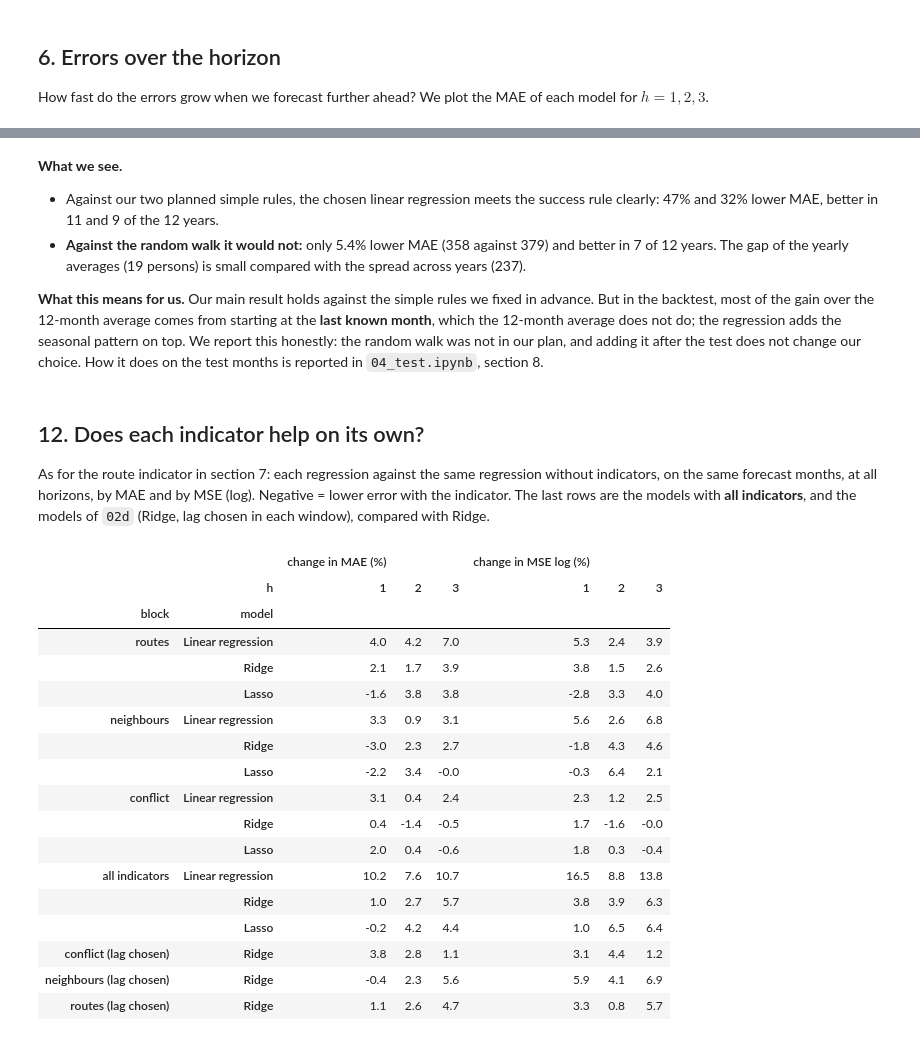
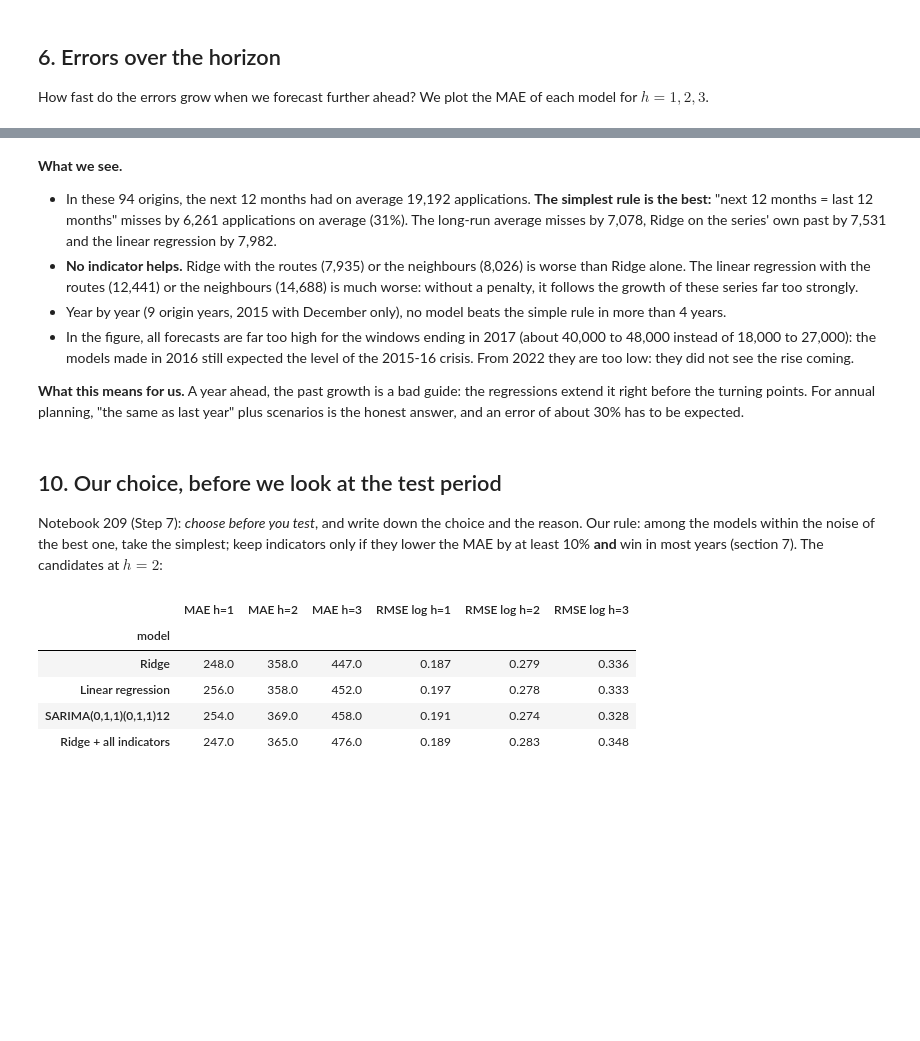
Before and after one commit to axe3010/dsf-asylum-forecast-II, a Jupyter notebook: code/03_evaluate.ipynb, the cells around one changed output, grey strips where cells are left out. Cells and saved outputs as stored; diff of their text form; code cells hidden in the pictures; blank space fills up the shorter version.

```diff
--- a/code/03_evaluate.ipynb
+++ b/code/03_evaluate.ipynb
@@ -443,0 +469,10 @@ Same forecast months for all models: True
+# %%
+model_1 = "Linear regression"
+model_2 = h2.loc[[f"{m} + all indicators" for m in regression_models], "MAE (persons)"].idxmin()
+own_2 = model_2.split(" + ")[0]
+pd.DataFrame({"family": ["own past", "all indicators"], "model": [model_1, model_2]}).to_csv(
+    "../output/tables/03_two_models.csv", index=False)
+print("Model 1:", model_1, "| Model 2:", model_2)
+print()
+print(overview.loc[list(dict.fromkeys([model_1, own_2, model_2]))])
+pd.DataFrame([compare(model_2, model_1), compare(model_2, own_2), compare(model_2, "Random walk")]).set_index("model")
@@ -524,51 +572,23 @@ rw_table
 # %% [markdown]
 **What we see.**
-- Against our two planned simple rules, the chosen linear regression meets the success rule clearly: 47% and 32% lower MAE, better in 11 and 9 of the 12 years.
-- **Against the random walk it would not:** only 5.4% lower MAE (358 against 379) and better in 7 of 12 years. The gap of the yearly averages (19 persons) is small compared with the spread across years (237).
+- In these 94 origins, the next 12 months had on average 19,192 applications. **The simplest rule is the best:** "next 12 months = last 12 months" misses by 6,261 applications on average (31%). The long-run average misses by 7,078, Ridge on the series' own past by 7,531 and the linear regression by 7,982.
+- **No indicator helps.** Ridge with the routes (7,935) or the neighbours (8,026) is worse than Ridge alone. The linear regression with the routes (12,441) or the neighbours (14,688) is much worse: without a penalty, it follows the growth of these series far too strongly.
+- Year by year (9 origin years, 2015 with December only), no model beats the simple rule in more than 4 years.
+- In the figure, all forecasts are far too high for the windows ending in 2017 (about 40,000 to 48,000 instead of 18,000 to 27,000): the models made in 2016 still expected the level of the 2015-16 crisis. From 2022 they are too low: they did not see the rise coming.
 
-**What this means for us.** Our main result holds against the simple rules we fixed in advance. But in the backtest, most of the gain over the 12-month average comes from starting at the **last known month**, which the 12-month average does not do; the regression adds the seasonal pattern on top. We report this honestly: the random walk was not in our plan, and adding it after the test does not change our choice. How it does on the test months is reported in `04_test.ipynb`, section 8.
+**What this means for us.** A year ahead, the past growth is a bad guide: the regressions extend it right before the turning points. For annual planning, "the same as last year" plus scenarios is the honest answer, and an error of about 30% has to be expected.
 # %% [markdown]
-## 12. Does each indicator help on its own?
+## 10. Our choice, before we look at the test period
 
-As for the route indicator in section 7: each regression against the same regression without indicators, on the same forecast months, at all horizons, by MAE and by MSE (log). Negative = lower error with the indicator. The last rows are the models with **all indicators**, and the models of `02d` (Ridge, lag chosen in each window), compared with Ridge.
+Notebook 209 (Step 7): *choose before you test*, and write down the choice and the reason. Our rule: among the models within the noise of the best one, take the simplest; keep indicators only if they lower the MAE by at least 10% **and** win in most years (section 7). The candidates at $h = 2$:
 # %%
-def effect_row(a, b, h, **info):
-    # model a (with indicators) against model b (without), at horizon h
-    e_a = errors_b[(errors_b["model"] == a) & (errors_b["h"] == h)].iloc[0]
-    e_b = errors_b[(errors_b["model"] == b) & (errors_b["h"] == h)].iloc[0]
-    return {**info, "h": h, "MAE without": e_b["MAE (persons)"], "MAE with": e_a["MAE (persons)"],
-            "change in MAE (%)": 100 * (e_a["MAE (persons)"] / e_b["MAE (persons)"] - 1),
-            "change in MSE log (%)": 100 * (e_a["MSE (log)"] / e_b["MSE (log)"] - 1)}
-
-rows = []
-for block in single_blocks + ["all indicators"]:
-    for name in regression_models:
-        for h in [1, 2, 3]:
-            rows.append(effect_row(f"{name} + {block}", name, h, block=block, model=name))
-for name in lag_models:
-    for h in [1, 2, 3]:
-        rows.append(effect_row(name, "Ridge", h, block=name.replace("Ridge + ", ""), model="Ridge"))
-effect = pd.DataFrame(rows)
-effect.to_csv("../output/tables/03_extra_effect.csv", index=False)
-effect.pivot_table(index=["block", "model"], columns="h", values=["change in MAE (%)", "change in MSE log (%)"],
-                   sort=False).round(1)
+candidates = list(dict.fromkeys([best_model, "Ridge", "Linear regression", best_sarima, model_2]))
+overview.loc[candidates]
 # %% [output]
-|  |  | change in MAE (%) |  |  | change in MSE log (%) |  |  |
-|  | h | 1 | 2 | 3 | 1 | 2 | 3 |
-| block | model |  |  |  |  |  |  |
-| routes | Linear regression | 4.0 | 4.2 | 7.0 | 5.3 | 2.4 | 3.9 |
-|  | Ridge | 2.1 | 1.7 | 3.9 | 3.8 | 1.5 | 2.6 |
-|  | Lasso | -1.6 | 3.8 | 3.8 | -2.8 | 3.3 | 4.0 |
-| neighbours | Linear regression | 3.3 | 0.9 | 3.1 | 5.6 | 2.6 | 6.8 |
-|  | Ridge | -3.0 | 2.3 | 2.7 | -1.8 | 4.3 | 4.6 |
-|  | Lasso | -2.2 | 3.4 | -0.0 | -0.3 | 6.4 | 2.1 |
-| conflict | Linear regression | 3.1 | 0.4 | 2.4 | 2.3 | 1.2 | 2.5 |
-|  | Ridge | 0.4 | -1.4 | -0.5 | 1.7 | -1.6 | -0.0 |
-|  | Lasso | 2.0 | 0.4 | -0.6 | 1.8 | 0.3 | -0.4 |
-| all indicators | Linear regression | 10.2 | 7.6 | 10.7 | 16.5 | 8.8 | 13.8 |
-|  | Ridge | 1.0 | 2.7 | 5.7 | 3.8 | 3.9 | 6.3 |
-|  | Lasso | -0.2 | 4.2 | 4.4 | 1.0 | 6.5 | 6.4 |
-| conflict (lag chosen) | Ridge | 3.8 | 2.8 | 1.1 | 3.1 | 4.4 | 1.2 |
-| neighbours (lag chosen) | Ridge | -0.4 | 2.3 | 5.6 | 5.9 | 4.1 | 6.9 |
-| routes (lag chosen) | Ridge | 1.1 | 2.6 | 4.7 | 3.3 | 0.8 | 5.7 |
+|  | MAE h=1 | MAE h=2 | MAE h=3 | RMSE log h=1 | RMSE log h=2 | RMSE log h=3 |
+| model |  |  |  |  |  |  |
+| Ridge | 248.0 | 358.0 | 447.0 | 0.187 | 0.279 | 0.336 |
+| Linear regression | 256.0 | 358.0 | 452.0 | 0.197 | 0.278 | 0.333 |
+| SARIMA(0,1,1)(0,1,1)12 | 254.0 | 369.0 | 458.0 | 0.191 | 0.274 | 0.328 |
+| Ridge + all indicators | 247.0 | 365.0 | 476.0 | 0.189 | 0.283 | 0.348 |
 # %% [markdown]
```
Also changed, not shown: parts of 66 cells of this notebook, 40 other files.
